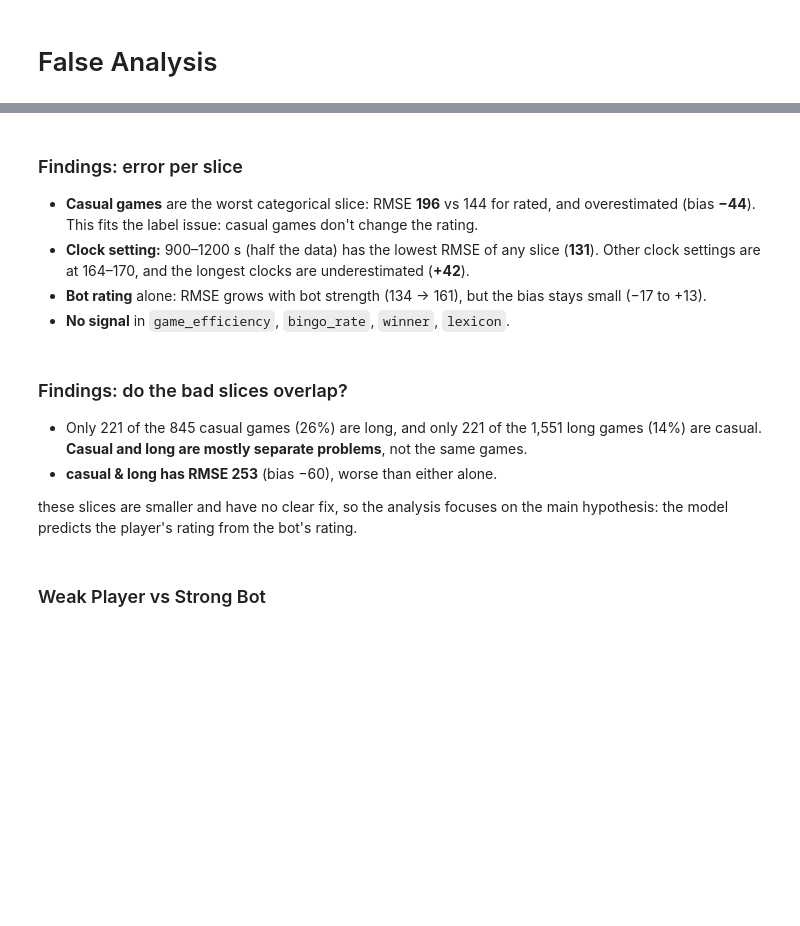
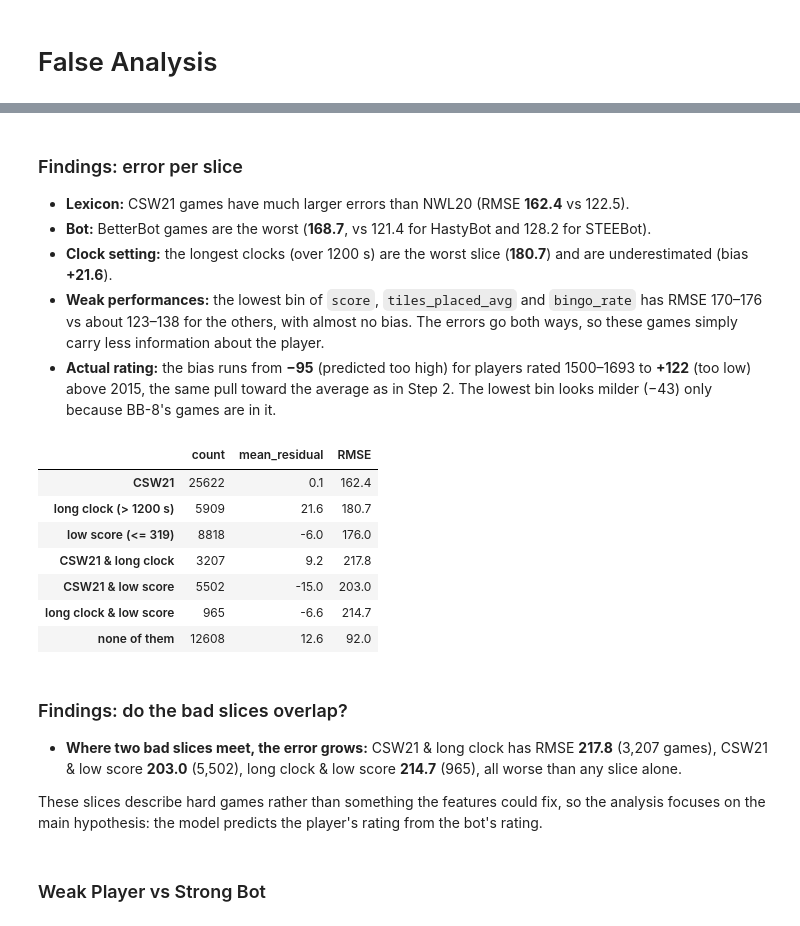
Before and after one commit to eranK12329/Scrabble, a Jupyter notebook: scrabble_project.ipynb, the cells around one changed output, grey strips where cells are left out. Cells and saved outputs as stored; diff of their text form; code cells hidden in the pictures; blank space fills up the shorter version.

```diff
--- a/scrabble_project.ipynb
+++ b/scrabble_project.ipynb
@@ -1298,38 +1368,48 @@ display(error_by_slice(errors_df, 'y_true', n_bins=5))
 # %% [markdown]
 ### Findings: error per slice
-- **Casual games** are the worst categorical slice: RMSE **196** vs 144 for rated, and overestimated (bias **−44**). This fits the label issue: casual games don't change the rating.
-- **Clock setting:** 900–1200 s (half the data) has the lowest RMSE of any slice (**131**). Other clock settings are at 164–170, and the longest clocks are underestimated (**+42**).
-- **Bot rating** alone: RMSE grows with bot strength (134 → 161), but the bias stays small (−17 to +13).
-- **No signal** in `game_efficiency`, `bingo_rate`, `winner`, `lexicon`.
+- **Lexicon:** CSW21 games have much larger errors than NWL20 (RMSE **162.4** vs 122.5).
+- **Bot:** BetterBot games are the worst (**168.7**, vs 121.4 for HastyBot and 128.2 for STEEBot).
+- **Clock setting:** the longest clocks (over 1200 s) are the worst slice (**180.7**) and are underestimated (bias **+21.6**).
+- **Weak performances:** the lowest bin of `score`, `tiles_placed_avg` and `bingo_rate` has RMSE 170–176 vs about 123–138 for the others, with almost no bias. The errors go both ways, so these games simply carry less information about the player.
+- **Actual rating:** the bias runs from **−95** (predicted too high) for players rated 1500–1693 to **+122** (too low) above 2015, the same pull toward the average as in Step 2. The lowest bin looks milder (−43) only because BB-8's games are in it.
 # %%
-is_casual = errors_df['rating_mode'] == 'CASUAL'
-# 325 and 754 are bin edges from step 4
-# score <= 325 is the lowest 20% of scores, duration > 754 the longest 20% of games,
-# the two bins with the highest RMSE
-is_low_score = errors_df['score'] <= 325
-is_long = errors_df['game_duration_seconds'] > 754
+# the three slices with the highest RMSE in step 4; 319 and 1200 are bin edges from step 4
+# (score <= 319 is the lowest 20% of scores, clock > 1200 s the longest-clock bin)
+is_csw = errors_df['lexicon'] == 'CSW21'
+is_long_clock = errors_df['initial_time_seconds'] > 1200
+is_low_score = errors_df['score'] <= 319
 
 def rmse(rows):
     return np.sqrt((errors_df.loc[rows, 'residual'] ** 2).mean())
 
 slices = {
-    'casual': is_casual,
-    'low score': is_low_score,
-    'long game': is_long,
-    'casual & long': is_casual & is_long,
-    'casual & low score': is_casual & is_low_score
+    'CSW21': is_csw,
+    'long clock (> 1200 s)': is_long_clock,
+    'low score (<= 319)': is_low_score,
+    'CSW21 & long clock': is_csw & is_long_clock,
+    'CSW21 & low score': is_csw & is_low_score,
+    'long clock & low score': is_long_clock & is_low_score,
+    'none of them': ~is_csw & ~is_long_clock & ~is_low_score,
 }
 display(pd.DataFrame({
     'count': {name: rows.sum() for name, rows in slices.items()},
     'mean_residual': {name: errors_df.loc[rows, 'residual'].mean() for name, rows in slices.items()},
     'RMSE': {name: rmse(rows) for name, rows in slices.items()},
 }).round(1))
+# %% [output]
+|  | count | mean_residual | RMSE |
+| CSW21 | 25622 | 0.1 | 162.4 |
+| long clock (> 1200 s) | 5909 | 21.6 | 180.7 |
+| low score (<= 319) | 8818 | -6.0 | 176.0 |
+| CSW21 & long clock | 3207 | 9.2 | 217.8 |
+| CSW21 & low score | 5502 | -15.0 | 203.0 |
+| long clock & low score | 965 | -6.6 | 214.7 |
+| none of them | 12608 | 12.6 | 92.0 |
 # %% [markdown]
 ### Findings: do the bad slices overlap?
-- Only 221 of the 845 casual games (26%) are long, and only 221 of the 1,551 long games (14%) are casual. **Casual and long are mostly separate problems**, not the same games.
-- **casual & long has RMSE 253** (bias −60), worse than either alone.
+- **Where two bad slices meet, the error grows:** CSW21 & long clock has RMSE **217.8** (3,207 games), CSW21 & low score **203.0** (5,502), long clock & low score **214.7** (965), all worse than any slice alone.
 
-these slices are smaller and have no clear fix, so the analysis focuses on the main hypothesis: the model predicts the player's rating from the bot's rating.
+These slices describe hard games rather than something the features could fix, so the analysis focuses on the main hypothesis: the model predicts the player's rating from the bot's rating.
 # %% [markdown]
 ### Weak Player vs Strong Bot
 # %% [markdown]
```
Also changed, not shown: parts of 26 cells of this notebook.
